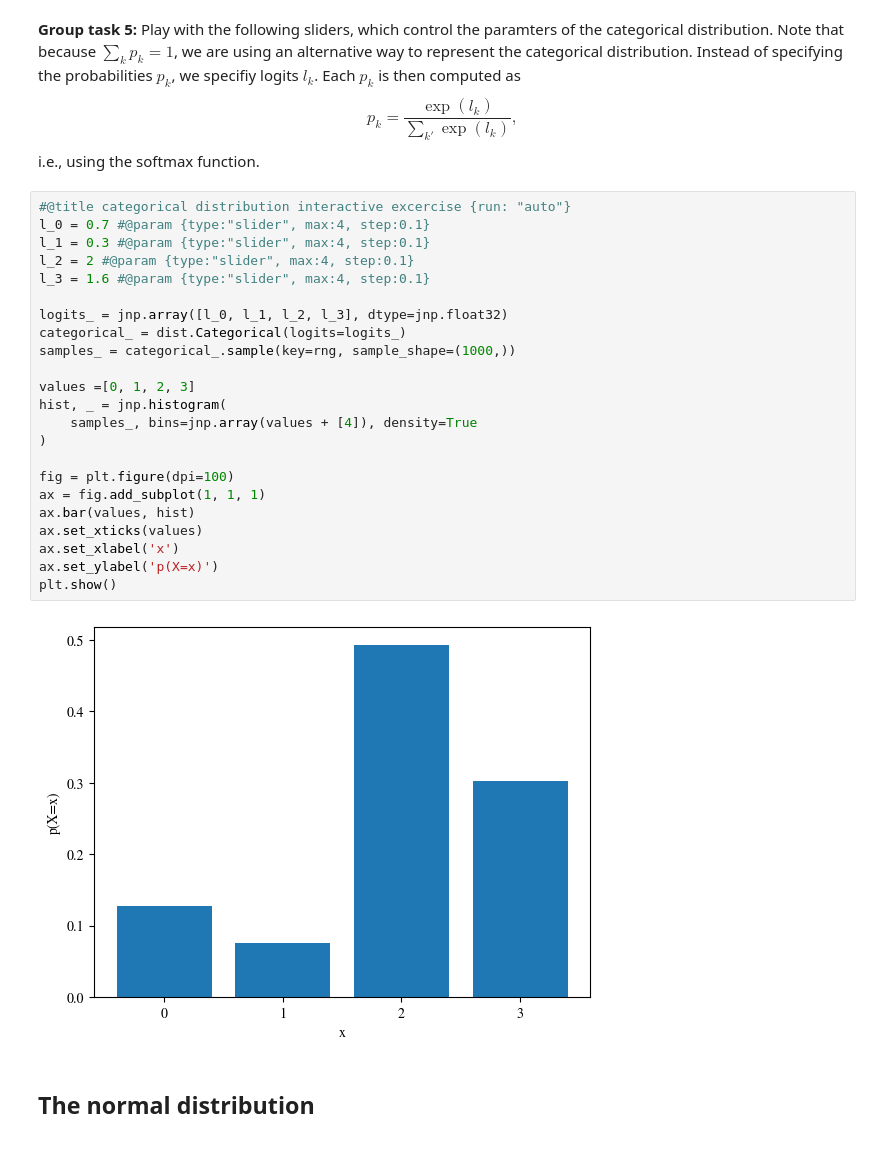
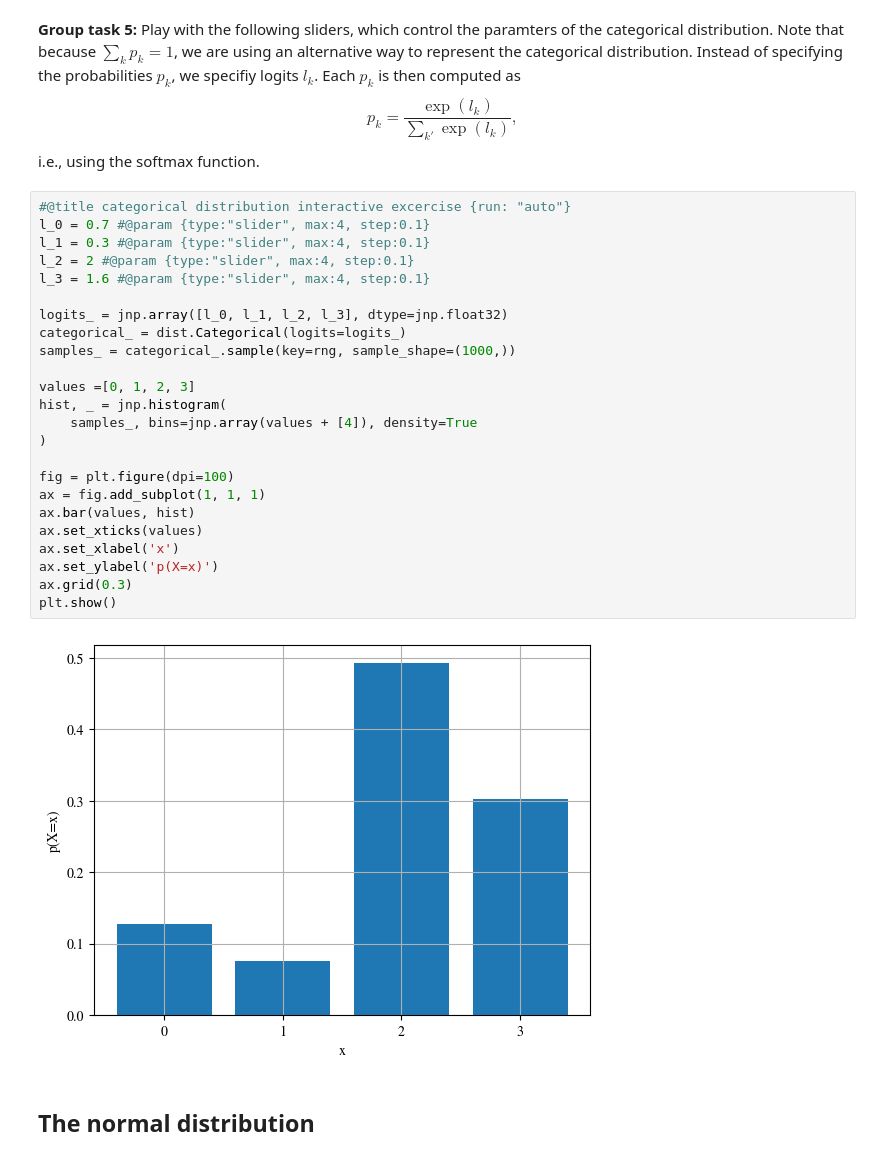
Before and after one commit to deep-learning-indaba/indaba-pracs-2023, a Jupyter notebook: Introduction_to_Probabilistic_Thinking_and_Programming.ipynb, the cells around one changed output. Cells and saved outputs as stored; diff of their text form.

```diff
--- a/Introduction_to_Probabilistic_Thinking_and_Programming.ipynb
+++ b/Introduction_to_Probabilistic_Thinking_and_Programming.ipynb
@@ -348,28 +372,29 @@ i.e., using the softmax function.
 # %%
 #@title categorical distribution interactive excercise {run: "auto"}
 l_0 = 0.7 #@param {type:"slider", max:4, step:0.1}
 l_1 = 0.3 #@param {type:"slider", max:4, step:0.1}
 l_2 = 2 #@param {type:"slider", max:4, step:0.1}
 l_3 = 1.6 #@param {type:"slider", max:4, step:0.1}
 
 logits_ = jnp.array([l_0, l_1, l_2, l_3], dtype=jnp.float32)
 categorical_ = dist.Categorical(logits=logits_)
 samples_ = categorical_.sample(key=rng, sample_shape=(1000,))
 
 values =[0, 1, 2, 3]
 hist, _ = jnp.histogram(
     samples_, bins=jnp.array(values + [4]), density=True
 )
 
 fig = plt.figure(dpi=100)
 ax = fig.add_subplot(1, 1, 1)
 ax.bar(values, hist)
 ax.set_xticks(values)
 ax.set_xlabel('x')
 ax.set_ylabel('p(X=x)')
+ax.grid(0.3)
 plt.show()
 # %% [output]
-[figure, old version]
+[figure, new version]
 # %% [markdown]
 ## The normal distribution
 # %% [markdown]
```
Also changed, not shown: parts of 37 cells of this notebook.
